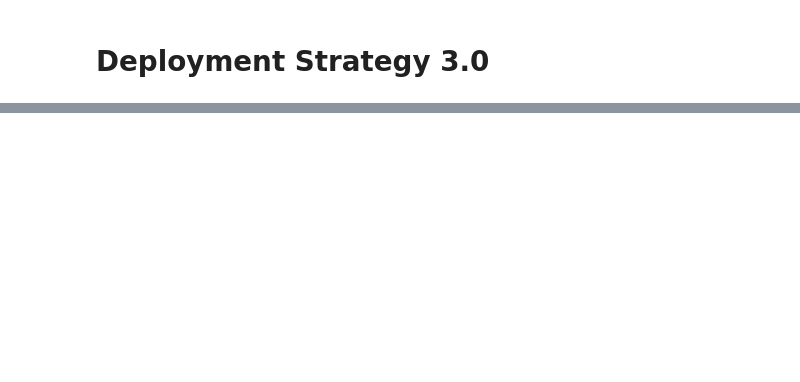
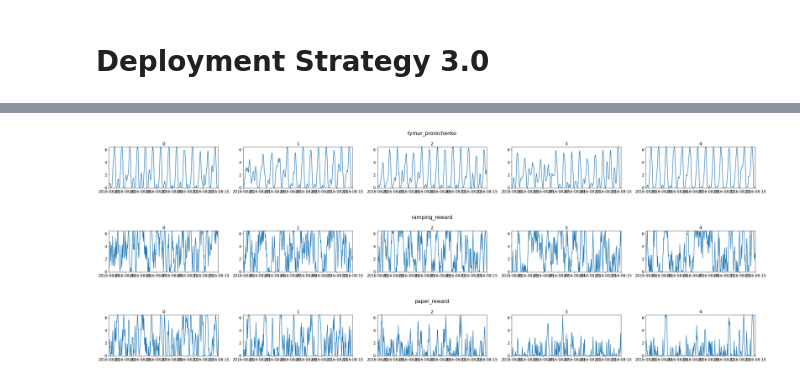
Before and after one commit to intelligent-environments-lab/merlin-apen-2023, a Jupyter notebook: src/experiment_result.ipynb, the cells around one changed output, grey strips where cells are left out. Saved outputs shown, nothing was run; the diff lists cells and outputs as text; code cells hidden in the pictures; blank space fills up the shorter version.

```diff
--- a/src/experiment_result.ipynb
+++ b/src/experiment_result.ipynb
@@ -556,0 +585,36 @@ rbc_validation_simulations
+# %%
+tymur_prorochenko = get_detailed_summary('tymur_prorochenko',building_level=True)
+ramping_reward = get_detailed_summary('ramping_reward',building_level=True)
+solar_reward = get_detailed_summary('solar_reward',building_level=True)
+tymur_prorochenko = tymur_prorochenko[tymur_prorochenko['time_step']<=solar_reward['time_step'].max()].copy()
+data_sets = {
+    'tymur_prorochenko':[tymur_prorochenko],
+    'ramping_reward':[ramping_reward],
+    'paper_reward':[solar_reward]
+}
+
+for k, v in data_sets.items():
+    v = v[0].copy()
+    row_count = 1
+    column_count = len(v['building_id'].unique())
+    fig, axs = plt.subplots(row_count,column_count,figsize=(6*column_count,3*row_count))
+
+    for ax, (building_id, building_data) in zip(fig.axes, v.groupby(['building_id'])):
+        building_data = building_data[
+            (building_data['timestamp']>='2016-08-01')
+            &(building_data['timestamp']<='2016-08-15')
+            &(building_data['episode']==building_data['episode'].max())
+        ].sort_values('timestamp').copy()
+        x = building_data['timestamp']
+        y = building_data['electrical_storage_soc']
+        ax.plot(x, y, label=building_id)
+        ax.set_title(building_id)
+        # ax.legend()
+
+    fig.suptitle(k)
+    plt.tight_layout()
+    plt.show()
+# %% [output]
+[figure, added]
+[figure, added]
+[figure, added]
```
Also changed, not shown: parts of 26 cells of this notebook, 4 other files.
